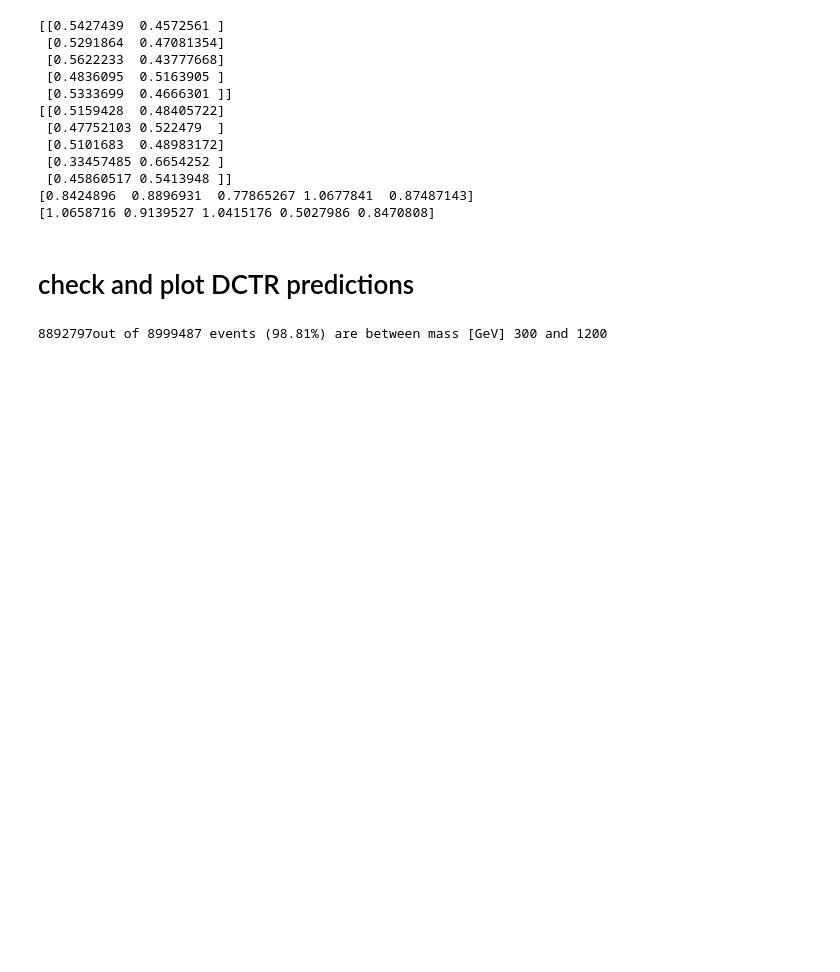
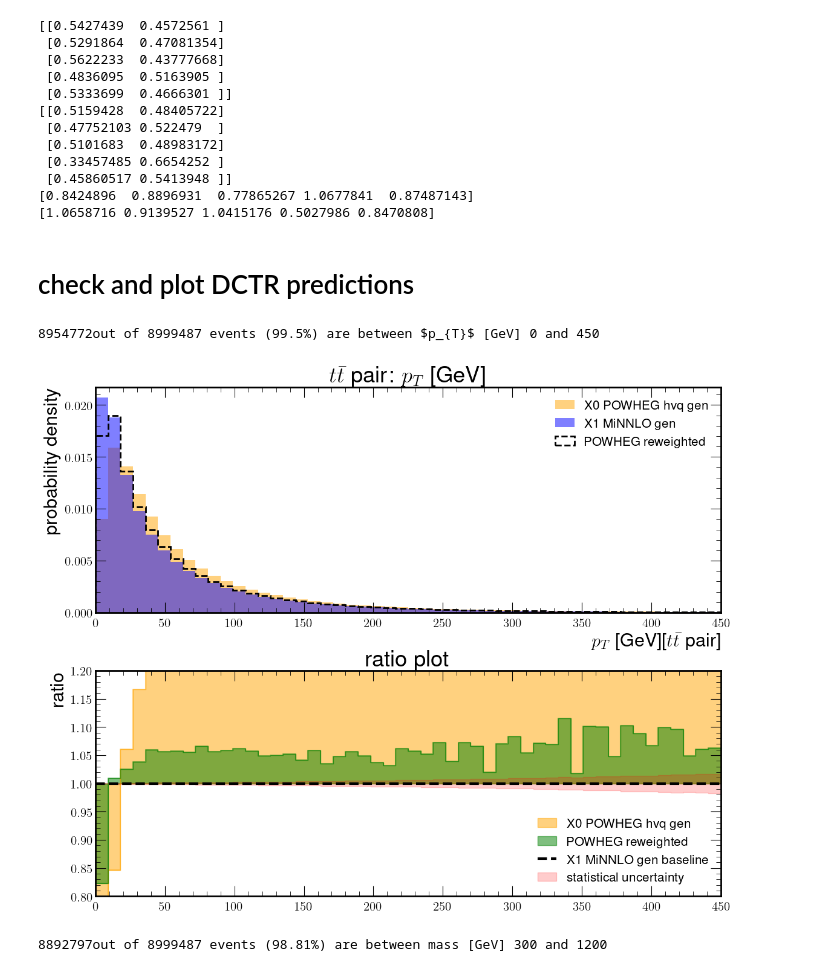
Before and after one commit to finnpuschmann/DCTR_FP, a Jupyter notebook: DCTR_v2_nb.ipynb, the cells around one changed output. Cells and saved outputs as stored; diff of their text form; code cells hidden in the pictures; blank space fills up the shorter version.

```diff
--- a/DCTR_v2_nb.ipynb
+++ b/DCTR_v2_nb.ipynb
@@ -331,7 +331,7 @@ X0_test = np.array(DCTR.load_dataset('/tf/data/BachelorThesis_Data/LHE/data/POWH
 # load training and predict weights
 # %%
 # load training
-# dctr, callbacks = DCTR.setup_nn()
+dctr, callbacks = DCTR.setup_nn()
 dctr.load_weights('DCTR_training_d20.h5')
 # %%
 #plot weights
@@ -372,7 +372,10 @@ print(weights_1[:5])
 # tt-pair
 # %%
 # pt
-DCTR.plot_3_ratio(X0_test, X1_test, X0_test, arg_index = 0, start=0, stop=450, div = 51, X0_wgt = X0_nrm_wgt, X1_wgt = X1_nrm_wgt, X2_wgt=X0_nrm_wgt*np.array(weights_0))
+DCTR.plot_3_ratio(X0_test, X1_test, X0_test, arg_index = 0, start=0, stop=450, div = 51, X0_wgt = X0_nrm_wgt, X1_wgt = X1_nrm_wgt, X2_wgt=X0_nrm_wgt*np.array(weights_0), ratio_ylim=[0.8,1.2])
+# %% [output]
+8954772out of 8999487 events (99.5%) are between $p_{T}$ [GeV] 0 and 450
+[figure, added]
 # %%
 # mass
 DCTR.plot_3_ratio(X0_test, X1_test, X0_test, arg_index = 3, start=300, stop=1200, div = 51, X0_wgt = X0_nrm_wgt, X1_wgt = X1_nrm_wgt, X2_wgt=X0_nrm_wgt*np.array(weights_0))
```
